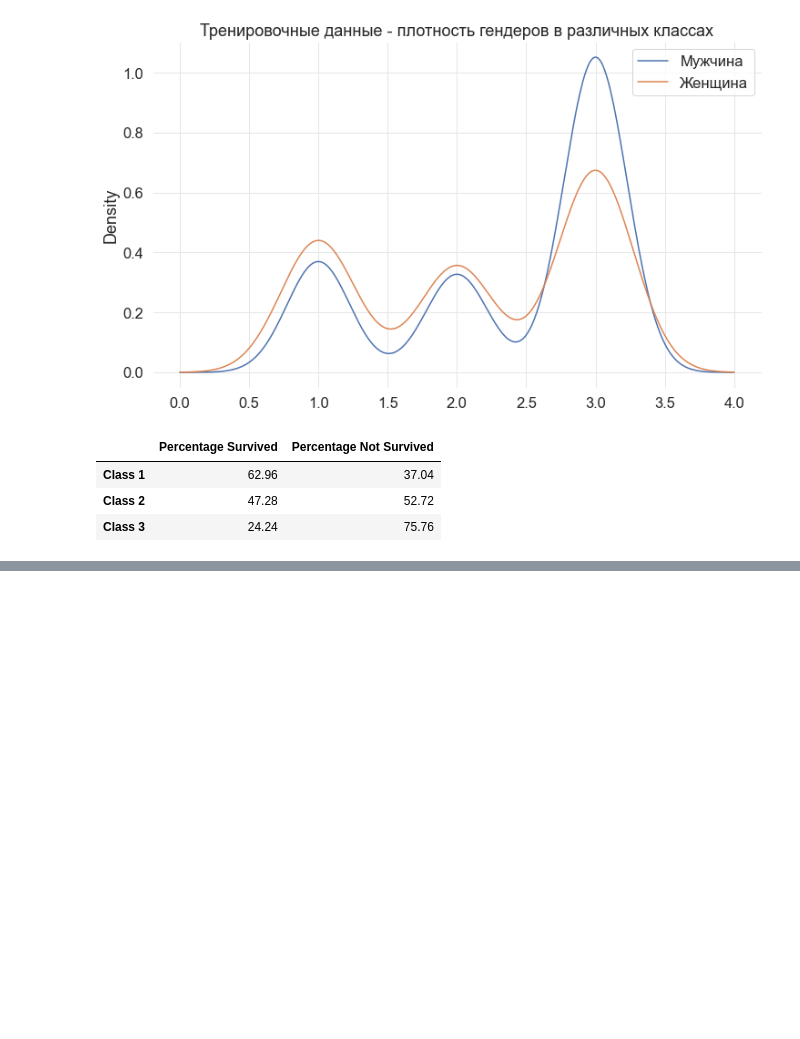
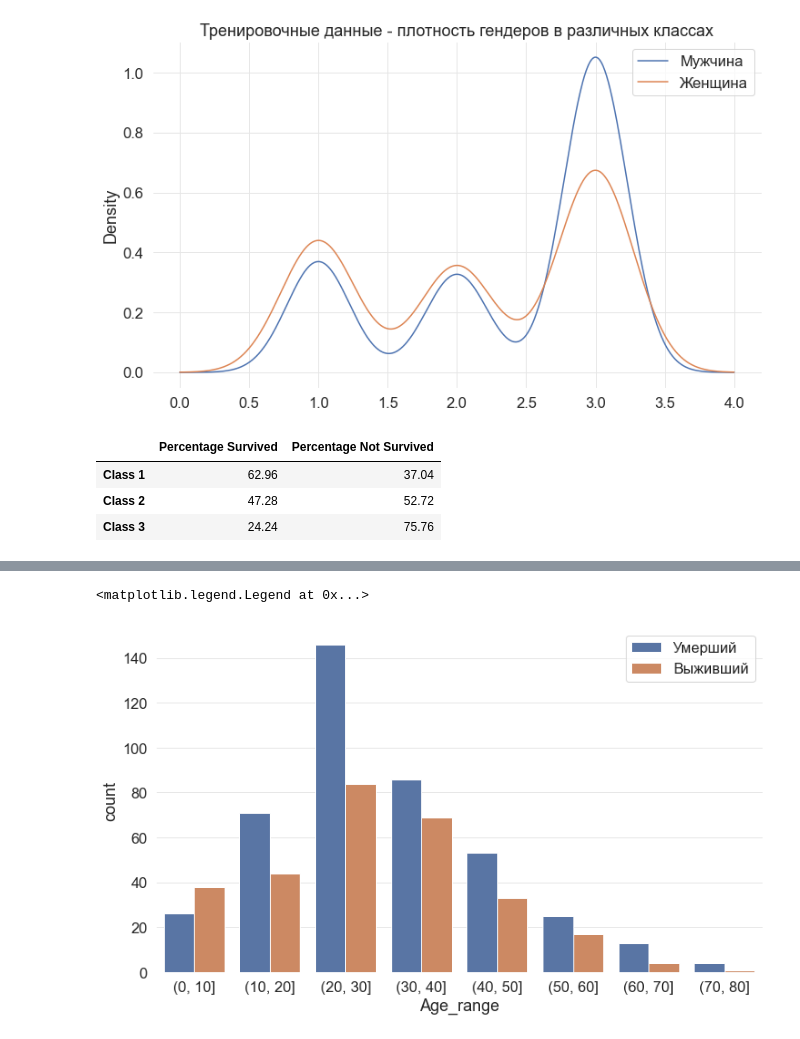
Before and after one commit to Moootya/Ml-Titanic, a Jupyter notebook: main.ipynb, the cells around one changed output, grey strips where cells are left out. Cells and saved outputs as stored; diff of their text form; code cells hidden in the pictures; blank space fills up the shorter version.

```diff
--- a/main.ipynb
+++ b/main.ipynb
@@ -184,0 +246,6 @@ pclass_perc_df
+# %%
+data['Age_range'] = pd.cut(data.Age, list(range(0, 90, 10)))
+sns.countplot(x="Age_range", hue="Survived", data=data).legend(labels=["Умерший", "Выживший"])
+# %% [output]
+<matplotlib.legend.Legend at 0x...>
+[figure, added]
```
Also changed, not shown: parts of 36 cells of this notebook, 1 other file.
